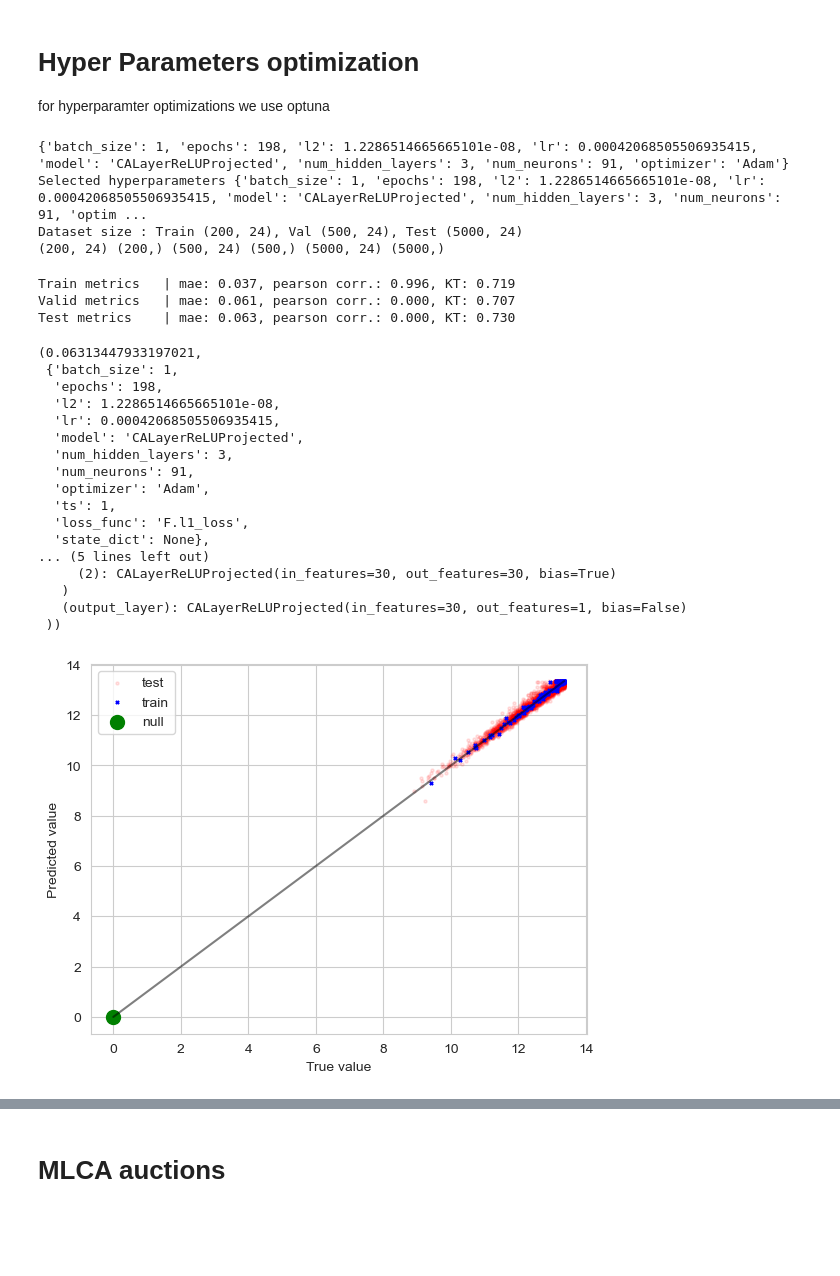
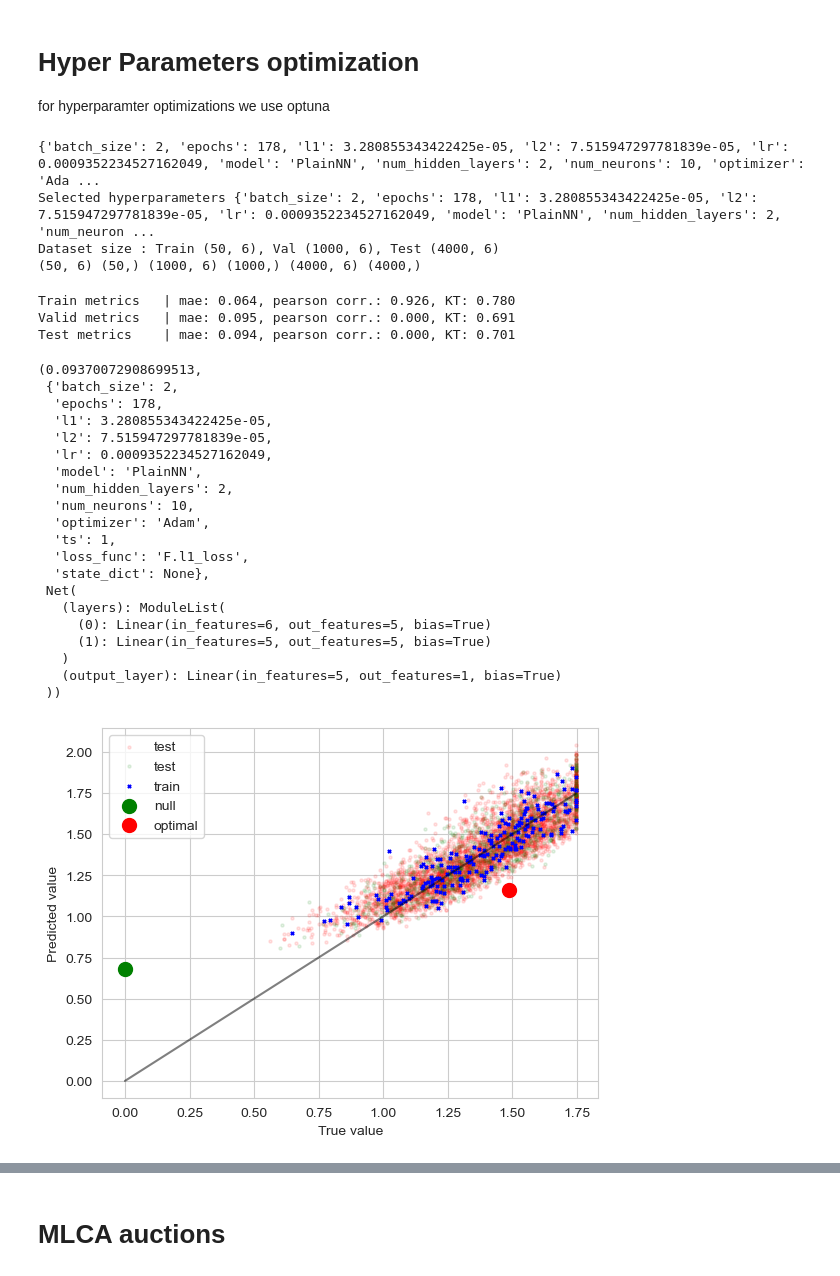
Before and after one commit to paplessix/MLICA-for-elec, a Jupyter notebook: use_case/run_experiment.ipynb, the cells around one changed output, grey strips where cells are left out. Cells and saved outputs as stored; diff of their text form; code cells hidden in the pictures; blank space fills up the shorter version.

```diff
--- a/use_case/run_experiment.ipynb
+++ b/use_case/run_experiment.ipynb
@@ -22,7 +24,7 @@ os.chdir("c:\\Users\\pieples\\Documents\\MLICA-for-elec\\")
 # %%
-household_path = "config\experiment1\households"
-microgrid_path = "config\experiment1\microgrid\exp1_microgrid.json"
-dataset_path = "config\experiment1\dataset"
+household_path = f"config\experiment{exp_number}\households"
+microgrid_path = f"config\experiment{exp_number}\microgrid\exp{exp_number}_microgrid.json"
+dataset_path = f"config\experiment{exp_number}\dataset"
 # %% [markdown]
 # Setup
 # %%
@@ -50,10 +52,11 @@ print("Start compute social welfare")
 print(list(houses[0].data['consumption'].to_numpy()))
 microgrid_1 =json.load(open( microgrid_path))
 MG = Microgrid(houses, microgrid_1)
+optimal_allocation = {}
 for house in MG.households:
     print(house.data['consumption'].sum())
-
-MG.get_efficient_allocation()[0][1].sum(), MG.get_efficient_allocation()[0][0].sum(), MG.get_efficient_allocation()[0][2].sum()
+    optimal_allocation_tuple = MG.get_efficient_allocation()
+    optimal_allocation[house.ID] = (optimal_allocation_tuple[0][house.ID] , MG.calculate_value(house.ID, optimal_allocation_tuple[0][house.ID]))
 # %% [output]
 Start loading household profiles
 0
@@ -129,7 +156,7 @@ def evaluate_network(cfg: dict, seed: int, MicroGrid_instance: str, bidder_id: s
     return eval_config(
         seed=seed, SAT_instance=MicroGrid_instance, bidder_id=bidder_id,
         layer_type=layer_type, batch_size=cfg['batch_size'], num_hidden_layers=cfg['num_hidden_layers'],
-        num_hidden_units=int(max(1, np.round(cfg['num_neurons'] / cfg['num_hidden_layers']))), l2=cfg['l2'],
+        num_hidden_units=int(max(1, np.round(cfg['num_neurons'] / cfg['num_hidden_layers']))), l2=cfg['l2'], l1 =cfg['l1'],
         lr=cfg['lr'], normalize_factor=normalize_factor, optimizer=cfg['optimizer'], num_train_data=num_train_data,
         eval_test=True, epochs=cfg['epochs'], loss_func=cfg['loss_func'], normalize=normalize, save_datasets=False, log_path="logs", ts = cfg["ts"], state_dict = cfg["state_dict"], plot=True)
 # %%
@@ -137,9 +164,11 @@ def evaluate_network(cfg: dict, seed: int, MicroGrid_instance: str, bidder_id: s
 %matplotlib inline
 import optuna
 bidder_id = 1
-nitems=200
+nitems=50
+
 layer = "CALayerReLUProjected"
-study = optuna.load_study(study_name=f"Study bidder{bidder_id}_nitems_{nitems}_layer_{layer}", storage="sqlite:///db_sqlite.db")
+layer = "PlainNN"
+study = optuna.load_study(study_name=f"Exp_{exp_number}_bidder{bidder_id}_nitems_{nitems}_layer_{layer}", storage="sqlite:///db_sqlite.db")
 config_dict = study.best_params
 print(config_dict)
 # add relevant parameters
@@ -167,39 +196,42 @@ print('Valid metrics \t| mae: {:.3f}, pearson corr.: {:.3f}, KT: {:.3f}'.format(
 print('Test metrics \t| mae: {:.3f}, pearson corr.: {:.3f}, KT: {:.3f}'.format(test_logs['mae'], test_logs['r'], test_logs['kendall_tau']))
 best_result = (test_logs['mae'], config_dict, model)
 # %% [output]
-{'batch_size': 1, 'epochs': 198, 'l2': 1.2286514665665101e-08, 'lr': 0.00042068505506935415, 'model': 'CALayerReLUProjected', 'num_hidden_layers': 3, 'num_neurons': 91, 'optimizer': 'Adam'}
-Selected hyperparameters {'batch_size': 1, 'epochs': 198, 'l2': 1.2286514665665101e-08, 'lr': 0.00042068505506935415, 'model': 'CALayerReLUProjected', 'num_hidden_layers': 3, 'num_neurons': 91, 'optim ...
-Dataset size : Train (200, 24), Val (500, 24), Test (5000, 24)
-(200, 24) (200,) (500, 24) (500,) (5000, 24) (5000,)
+{'batch_size': 2, 'epochs': 178, 'l1': 3.280855343422425e-05, 'l2': 7.515947297781839e-05, 'lr': 0.0009352234527162049, 'model': 'PlainNN', 'num_hidden_layers': 2, 'num_neurons': 10, 'optimizer': 'Ada ...
+Selected hyperparameters {'batch_size': 2, 'epochs': 178, 'l1': 3.280855343422425e-05, 'l2': 7.515947297781839e-05, 'lr': 0.0009352234527162049, 'model': 'PlainNN', 'num_hidden_layers': 2, 'num_neuron ...
+Dataset size : Train (50, 6), Val (1000, 6), Test (4000, 6)
+(50, 6) (50,) (1000, 6) (1000,) (4000, 6) (4000,)
-Train metrics   | mae: 0.037, pearson corr.: 0.996, KT: 0.719
-Valid metrics   | mae: 0.061, pearson corr.: 0.000, KT: 0.707
-Test metrics    | mae: 0.063, pearson corr.: 0.000, KT: 0.730
+Train metrics   | mae: 0.064, pearson corr.: 0.926, KT: 0.780
+Valid metrics   | mae: 0.095, pearson corr.: 0.000, KT: 0.691
+Test metrics    | mae: 0.094, pearson corr.: 0.000, KT: 0.701
 # %%
 best_result
 # %% [output]
-(0.06313447933197021,
- {'batch_size': 1,
-  'epochs': 198,
-  'l2': 1.2286514665665101e-08,
-  'lr': 0.00042068505506935415,
-  'model': 'CALayerReLUProjected',
-  'num_hidden_layers': 3,
-  'num_neurons': 91,
+(0.09370072908699513,
+ {'batch_size': 2,
+  'epochs': 178,
+  'l1': 3.280855343422425e-05,
+  'l2': 7.515947297781839e-05,
+  'lr': 0.0009352234527162049,
+  'model': 'PlainNN',
+  'num_hidden_layers': 2,
+  'num_neurons': 10,
   'optimizer': 'Adam',
   'ts': 1,
   'loss_func': 'F.l1_loss',
   'state_dict': None},
-... (5 lines left out)
-     (2): CALayerReLUProjected(in_features=30, out_features=30, bias=True)
+ Net(
+   (layers): ModuleList(
+     (0): Linear(in_features=6, out_features=5, bias=True)
+     (1): Linear(in_features=5, out_features=5, bias=True)
    )
-   (output_layer): CALayerReLUProjected(in_features=30, out_features=1, bias=False)
+   (output_layer): Linear(in_features=5, out_features=1, bias=True)
  ))
 # %%
 %matplotlib inline
 import pandas as pd
 import matplotlib.pyplot as plt
 best_model = best_result[2]
-profile_train = pd.read_csv("config\experiment1\dataset/dataset_1.csv")
+profile_train = pd.read_csv(f"config\experiment{exp_number}\dataset/dataset_1.csv")
 bids = profile_train.to_numpy()[:,1:-1]
 value = profile_train.to_numpy()[:,-1]
 n_item = 200
@@ -208,42 +240,48 @@ bids_train = torch.Tensor(bids[:n_item])
 target_train = value[:n_item]
 target_max = target_train.max()* (1 / normalize_factor)
 n_item = 1000000
-profile_test = pd.read_csv("config\experiment1\dataset/test_dataset_1.csv", nrows = n_item)
+profile_test = pd.read_csv(f"config\experiment{exp_number}\dataset/test_dataset_1.csv", nrows = n_item)
 bids = profile_test.to_numpy()[:,1:-1]
 value = profile_test.to_numpy()[:,-1]
 
+bids_val = torch.Tensor(bids)[:int(len(bids)*0.2)]
+target_val = value[:int(len(bids)*0.2)]
 
-bids_test = torch.Tensor(bids)
+bids_test = torch.Tensor(bids)[int(len(bids)*0.2):]
 null_test = torch.zeros_like(bids_test[1])
-target_test = value
+target_test = value[int(len(bids)*0.2):]
 
 
 
 
 # Scale targets
 target_train = target_train /target_max
+target_val = target_val /target_max
 target_test = target_test /target_max
 
 
 pred_train = best_model(bids_train)
+pred_val = best_model(bids_val)
 pred_test = best_model(bids_test)
 pred_null = best_model(null_test)
 
 #plt.xlim(-0.1, target_max*1.1)#
 # plt.ylim(-0.1, target_max*1.1)#
 dat_min, dat_max = min(min(pred_train), min(target_train)), \
                            max(max(pred_train), max(target_train))
 plt.plot([0,target_train.max()*target_max], [0, normalize_factor*target_max], color = "black", alpha=0.5)
 #plt.plot([dat_min, dat_max], [dat_min, dat_max], 'y')
 plt.scatter(target_test*target_max, pred_test.detach().numpy()*target_max, label = "test", marker="o", color = "r", alpha=0.1,s=5)
+plt.scatter(target_val*target_max, pred_val.detach().numpy()*target_max, label = "test", marker="o", color = "g", alpha=0.1,s=5)
 # plt.scatter(target_synth*target_max, pred_synth.detach().numpy()*target_max, marker="o", color = "r", alpha =0.1, s=5)
 plt.scatter(target_train*target_max, pred_train.detach().numpy()*target_max, label = "train", marker="x", color = "b", s=5)
 plt.scatter(0, pred_null.detach().numpy()*target_max, label = "null", marker="o", color = "g", s=100)
+plt.scatter(optimal_allocation[1][1],  best_model(torch.Tensor(optimal_allocation[1][0])).detach().numpy()*target_max, label = "optimal", marker="o", color = "r", s=100)
 plt.xlabel("True value")
 plt.ylabel("Predicted value")
 plt.legend()
 plt.show()
 # %% [output]
-[figure, old version]
+[figure, new version]
 # %%
 plt.hist(target_test*target_max, bins=100)
```
Also changed, not shown: parts of 10 cells of this notebook, 6 other files.
